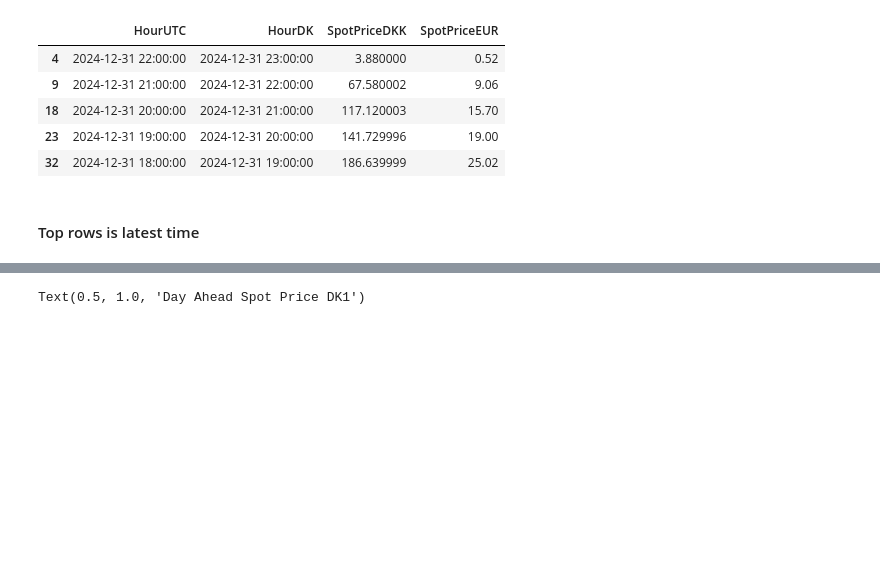
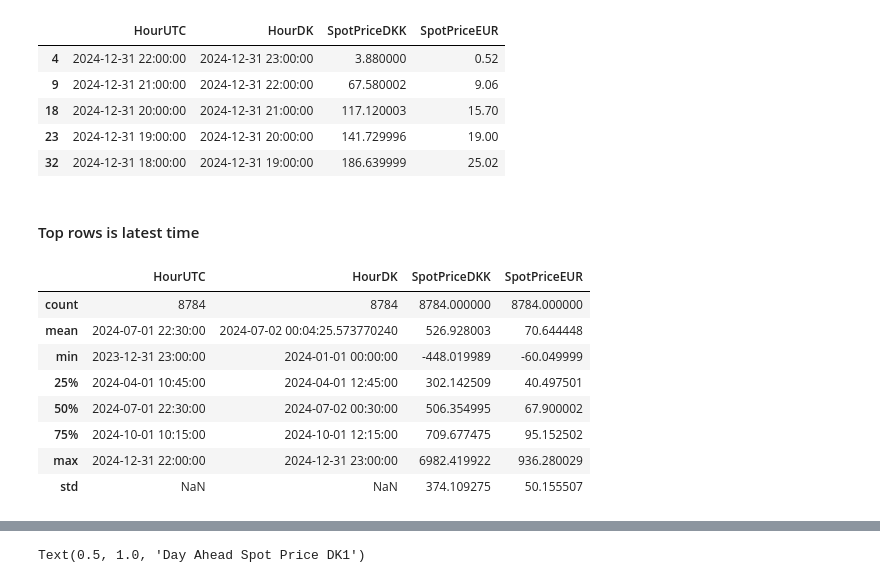
Before and after one commit to JonasSinjan/officeWindowPowerForecast, a Jupyter notebook: load.ipynb, the cells around one changed output, grey strips where cells are left out. Saved outputs shown, nothing was run; the diff lists cells and outputs as text; code cells hidden in the pictures; blank space fills up the shorter version.

```diff
--- a/load.ipynb
+++ b/load.ipynb
@@ -54,3 +54,15 @@ DK1spotPricesdf.drop('PriceArea', axis=1).head()
 | 32 | 2024-12-31 18:00:00 | 2024-12-31 19:00:00 | 186.639999 | 25.02 |
 # %% [markdown]
 #### Top rows is latest time
+# %%
+DK1spotPricesdf.describe()
+# %% [output]
+|  | HourUTC | HourDK | SpotPriceDKK | SpotPriceEUR |
+| count | 8784 | 8784 | 8784.000000 | 8784.000000 |
+| mean | 2024-07-01 22:30:00 | 2024-07-02 00:04:25.573770240 | 526.928003 | 70.644448 |
+| min | 2023-12-31 23:00:00 | 2024-01-01 00:00:00 | -448.019989 | -60.049999 |
+| 25% | 2024-04-01 10:45:00 | 2024-04-01 12:45:00 | 302.142509 | 40.497501 |
+| 50% | 2024-07-01 22:30:00 | 2024-07-02 00:30:00 | 506.354995 | 67.900002 |
+| 75% | 2024-10-01 10:15:00 | 2024-10-01 12:15:00 | 709.677475 | 95.152502 |
+| max | 2024-12-31 22:00:00 | 2024-12-31 23:00:00 | 6982.419922 | 936.280029 |
+| std | NaN | NaN | 374.109275 | 50.155507 |
```
Also changed, not shown: parts of 3 cells of this notebook, 1 other file.
